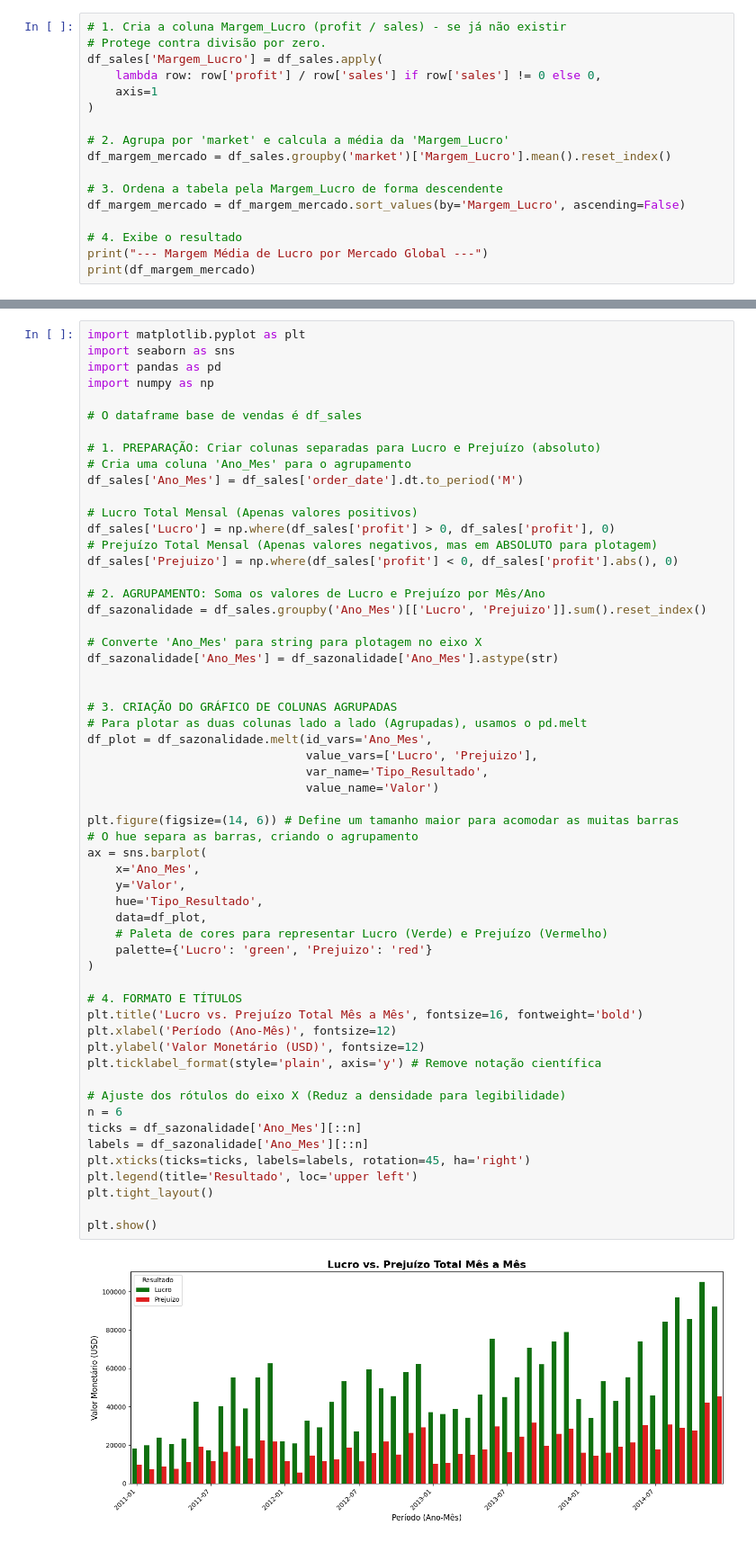
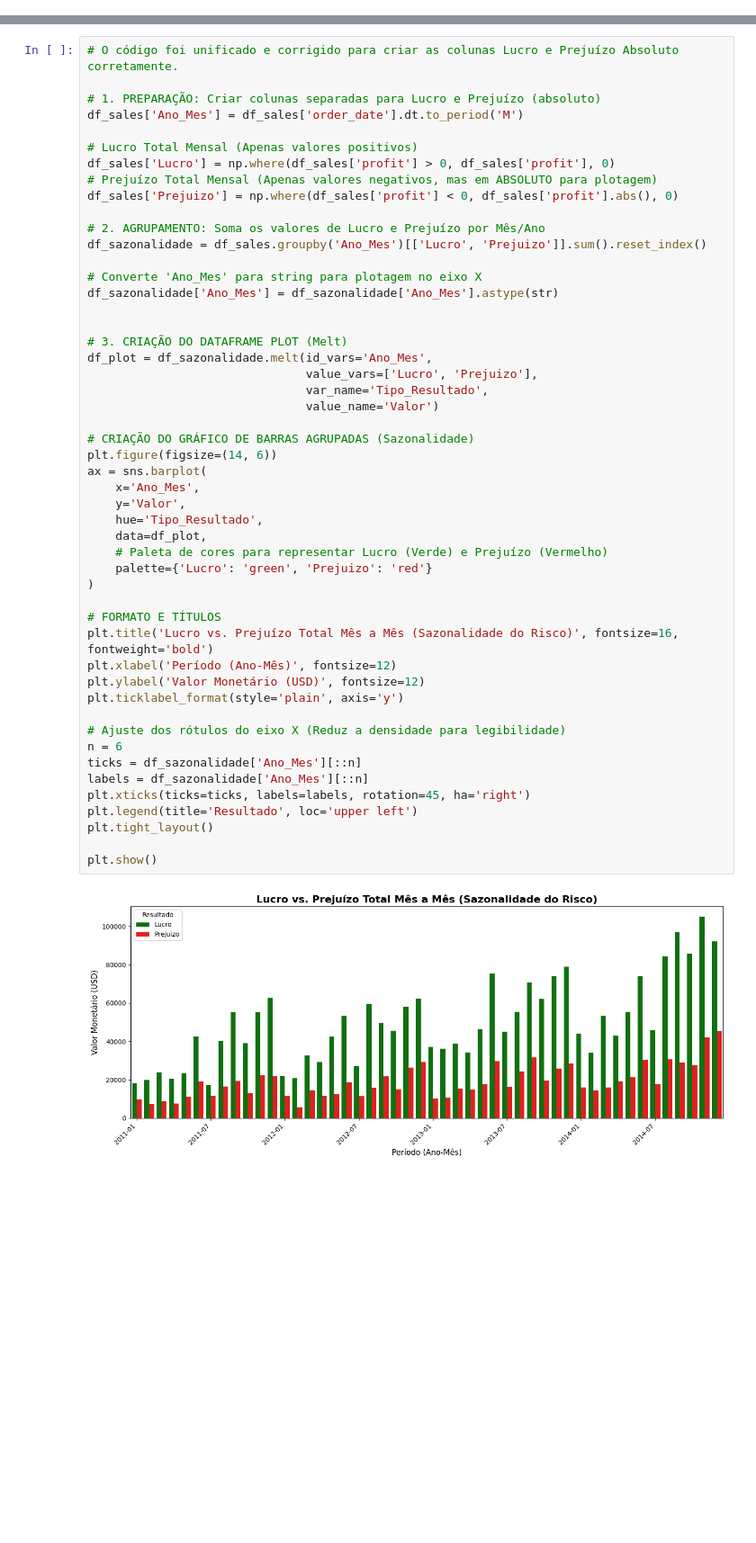
Before and after one commit to RafaelOCorrea/analise-revops-rentabilidade, a Jupyter notebook: Projetoportifolio.ipynb, the cells around one changed output, grey strips where cells are left out. Shown at 90% size. Drawn from its saved outputs; the diff is of its cells as text; blank space fills up the shorter version.

```diff
--- a/Projetoportifolio.ipynb
+++ b/Projetoportifolio.ipynb
@@ -312,17 +460,0 @@ df_custo_envio_mercado
-# %%
-# 1. Cria a coluna Margem_Lucro (profit / sales) - se já não existir
-# Protege contra divisão por zero.
-df_sales['Margem_Lucro'] = df_sales.apply(
-    lambda row: row['profit'] / row['sales'] if row['sales'] != 0 else 0,
-    axis=1
-)
-
-# 2. Agrupa por 'market' e calcula a média da 'Margem_Lucro'
-df_margem_mercado = df_sales.groupby('market')['Margem_Lucro'].mean().reset_index()
-
-# 3. Ordena a tabela pela Margem_Lucro de forma descendente
-df_margem_mercado = df_margem_mercado.sort_values(by='Margem_Lucro', ascending=False)
-
-# 4. Exibe o resultado
-print("--- Margem Média de Lucro por Mercado Global ---")
-print(df_margem_mercado)
@@ -764,13 +461,7 @@ plt.show()
 # %%
-import matplotlib.pyplot as plt
-import seaborn as sns
-import pandas as pd
-import numpy as np
-
-# O dataframe base de vendas é df_sales
+# O código foi unificado e corrigido para criar as colunas Lucro e Prejuízo Absoluto corretamente.
 
 # 1. PREPARAÇÃO: Criar colunas separadas para Lucro e Prejuízo (absoluto)
-# Cria uma coluna 'Ano_Mes' para o agrupamento
 df_sales['Ano_Mes'] = df_sales['order_date'].dt.to_period('M')
 
 # Lucro Total Mensal (Apenas valores positivos)
@@ -785,38 +476,37 @@ df_sazonalidade = df_sales.groupby('Ano_Mes')[['Lucro', 'Prejuizo']].sum().reset
 df_sazonalidade['Ano_Mes'] = df_sazonalidade['Ano_Mes'].astype(str)
 
 
-# 3. CRIAÇÃO DO GRÁFICO DE COLUNAS AGRUPADAS
-# Para plotar as duas colunas lado a lado (Agrupadas), usamos o pd.melt
+# 3. CRIAÇÃO DO DATAFRAME PLOT (Melt)
 df_plot = df_sazonalidade.melt(id_vars='Ano_Mes',
                                value_vars=['Lucro', 'Prejuizo'],
                                var_name='Tipo_Resultado',
                                value_name='Valor')
 
-plt.figure(figsize=(14, 6)) # Define um tamanho maior para acomodar as muitas barras
-# O hue separa as barras, criando o agrupamento
+# CRIAÇÃO DO GRÁFICO DE BARRAS AGRUPADAS (Sazonalidade)
+plt.figure(figsize=(14, 6))
 ax = sns.barplot(
     x='Ano_Mes',
     y='Valor',
     hue='Tipo_Resultado',
     data=df_plot,
     # Paleta de cores para representar Lucro (Verde) e Prejuízo (Vermelho)
     palette={'Lucro': 'green', 'Prejuizo': 'red'}
 )
 
-# 4. FORMATO E TÍTULOS
-plt.title('Lucro vs. Prejuízo Total Mês a Mês', fontsize=16, fontweight='bold')
+# FORMATO E TÍTULOS
+plt.title('Lucro vs. Prejuízo Total Mês a Mês (Sazonalidade do Risco)', fontsize=16, fontweight='bold')
 plt.xlabel('Período (Ano-Mês)', fontsize=12)
 plt.ylabel('Valor Monetário (USD)', fontsize=12)
-plt.ticklabel_format(style='plain', axis='y') # Remove notação científica
+plt.ticklabel_format(style='plain', axis='y')
 
 # Ajuste dos rótulos do eixo X (Reduz a densidade para legibilidade)
 n = 6
 ticks = df_sazonalidade['Ano_Mes'][::n]
 labels = df_sazonalidade['Ano_Mes'][::n]
 plt.xticks(ticks=ticks, labels=labels, rotation=45, ha='right')
 plt.legend(title='Resultado', loc='upper left')
 plt.tight_layout()
 
 plt.show()
 # %% [output]
-[figure, old version]
+[figure, new version]
```
Also changed, not shown: parts of 30 cells of this notebook.
